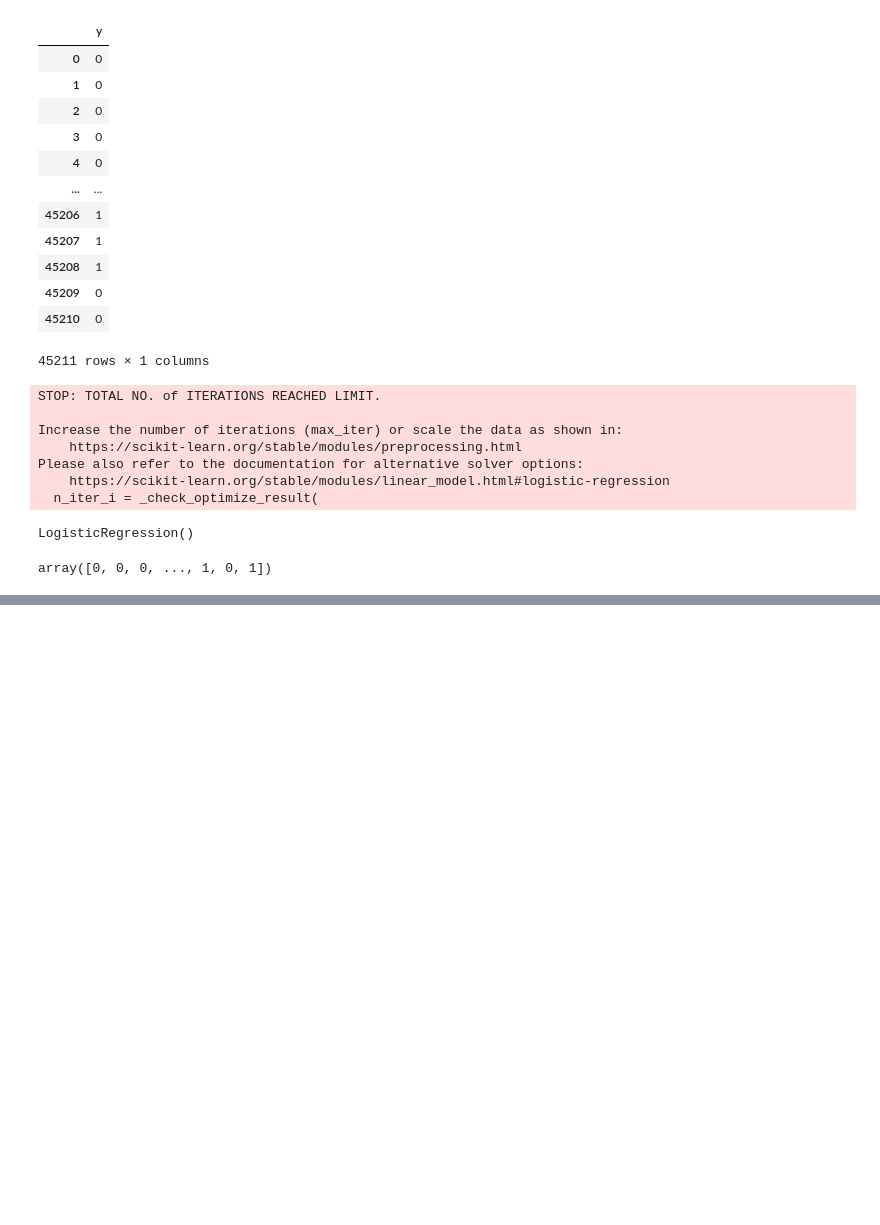
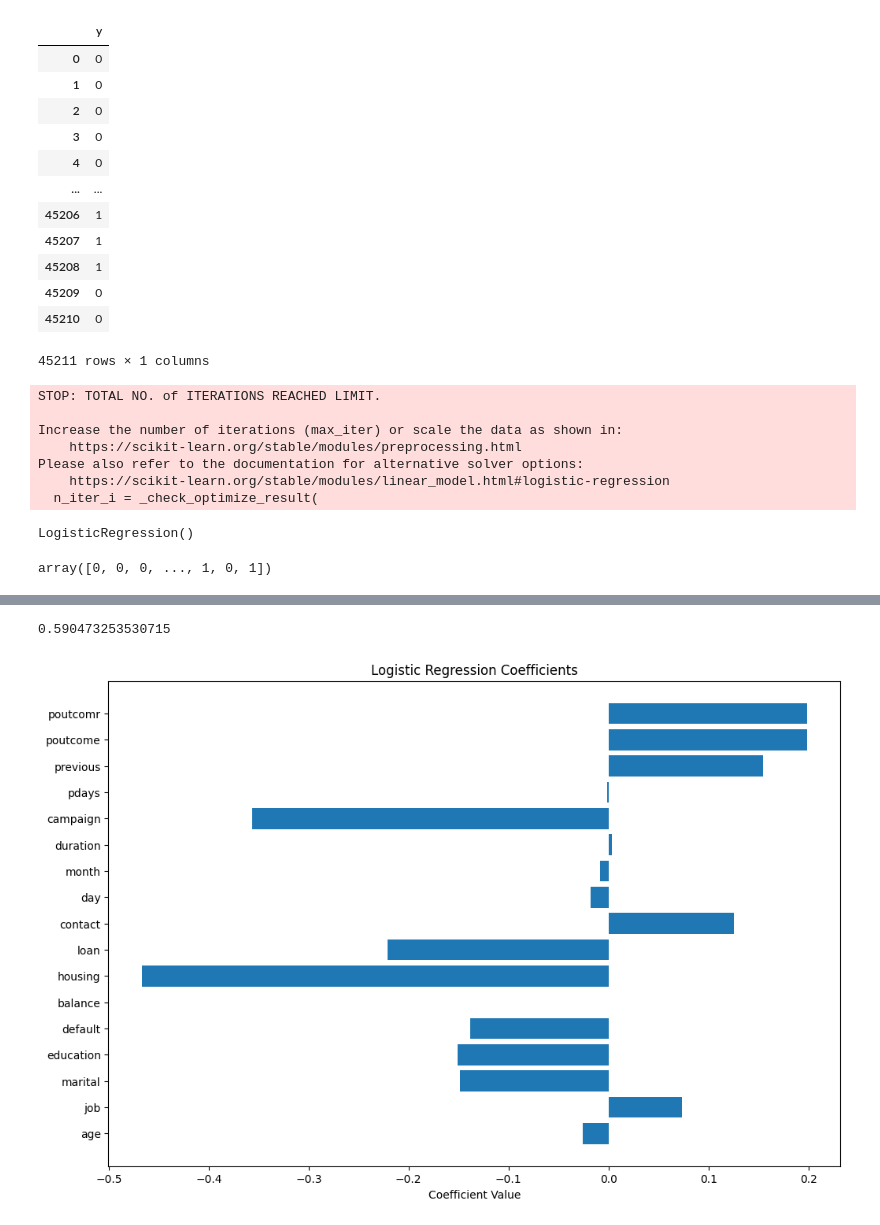
Before and after one commit to sapanahabale/Data-Science-Assignments, a Jupyter notebook: 6.Logistic Regression/Assignment_6_Logistic_Regression.ipynb, the cells around one changed output, grey strips where cells are left out. Cells and saved outputs as stored; diff of their text form; code cells hidden in the pictures; blank space fills up the shorter version.

```diff
--- a/6.Logistic Regression/Assignment_6_Logistic_Regression.ipynb
+++ b/6.Logistic Regression/Assignment_6_Logistic_Regression.ipynb
@@ -453,0 +492,17 @@ auc: 0.596475
+# %%
+auc
+# %% [output]
+0.590473253530715
+# %%
+# Extract coefficients and feature names
+coefficients = model.coef_[0]
+feature_names = X_train.columns
+# %%
+# Create a bar plot of coefficients
+plt.figure(figsize=(12, 8))
+plt.barh(feature_names, coefficients)
+plt.xlabel('Coefficient Value')
+plt.title('Logistic Regression Coefficients')
+plt.show()
+# %% [output]
+[figure, added]
```
Also changed, not shown: parts of 10 cells of this notebook.
